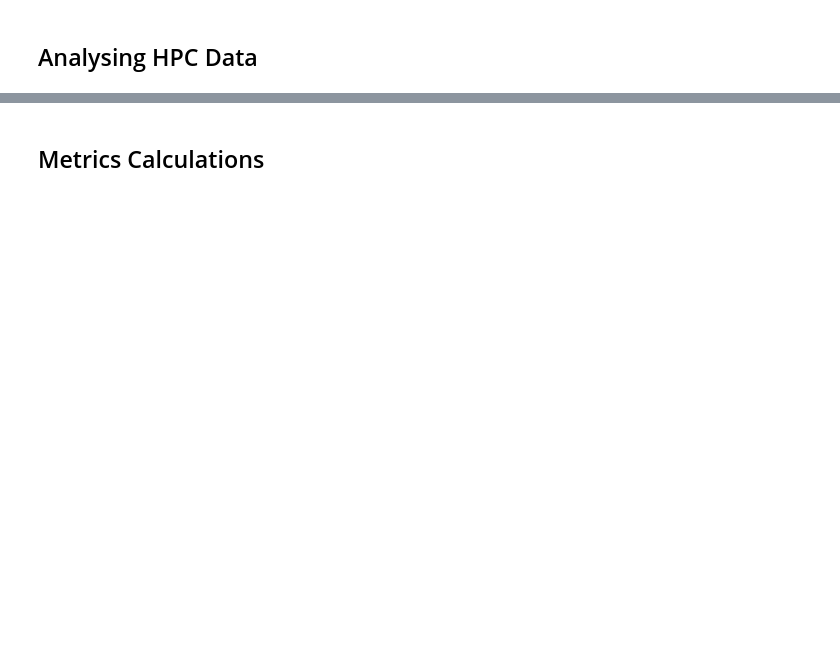
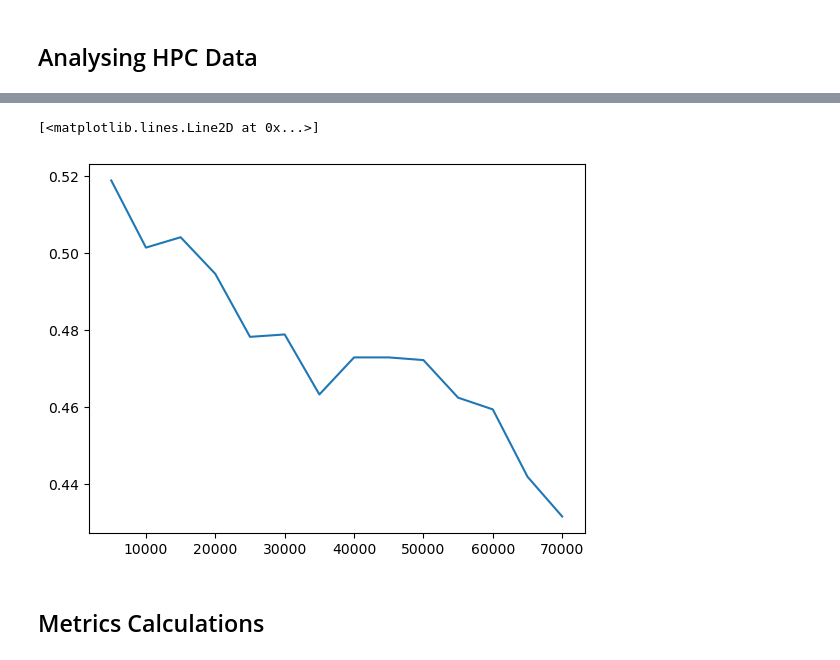
Before and after one commit to SharmaLlama/dl-from-scratch, a Jupyter notebook: notebooks/transformer.ipynb, the cells around one changed output, grey strips where cells are left out. Cells and saved outputs as stored; diff of their text form; code cells hidden in the pictures; blank space fills up the shorter version.

```diff
--- a/notebooks/transformer.ipynb
+++ b/notebooks/transformer.ipynb
@@ -260,2 +209,22 @@ torch.Size([20, 4, 140, 140])
+# %%
+## amount of samples --> BLEU Scores (unshuffled scores)
+## 50 --> 0.4015716817899791
+## 100 --> 0.4087221720397749
+## 1000 --> 0.46848316202639173
+## 5000 --> 0.5328985992883941
+##  10_000 --> 0.5098933884799078 (7mins)
+## 20_000 --> 0.5029639709410291
+##  50_000 --> 0.44308258328458733
+##  50_000 --> 0.44308258328458733
+
+## amount of samples --> BLEU scores (shuffled scores)
+scores = [0.518836150464752, 0.501425409294261, 0.5041134896321589, 0.49460874936047905, 0.47827591984011386, 0.47889862761375807, 0.46333159987638595, 0.4729456554425156, 0.4729456554425156,
+ 0.4722506447352589, 0.4625002132296601, 0.4594594826748737, 0.44200245054879606, 0.4316853064707562, 0.4436420940108286, ]
+# %%
+import numpy as np
+plt.plot(np.arange(1, len(scores) + 1) * 5000, scores)
+# %% [output]
+[<matplotlib.lines.Line2D at 0x...>]
+[figure, added]
 # %% [markdown]
 ## Metrics Calculations
```
Also changed, not shown: parts of 78 cells of this notebook, 1 other file.
